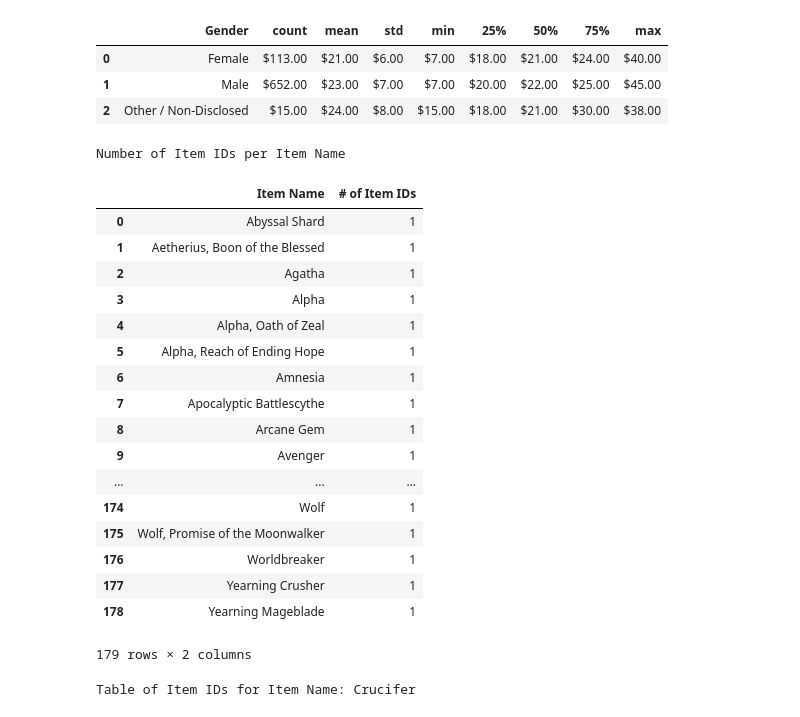
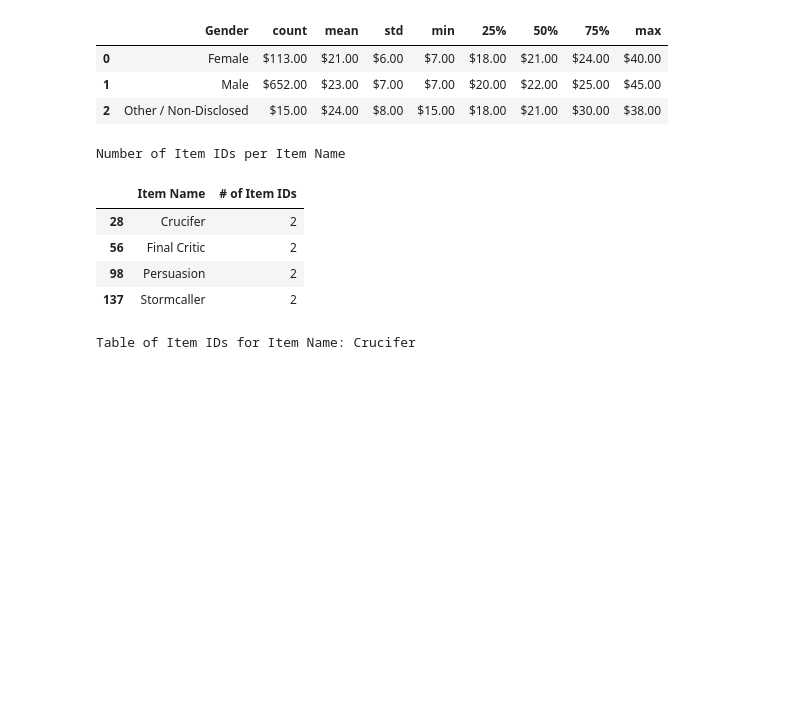
Before and after one commit to JosefinaAureaAmaro/01_Python_Pandas, a Jupyter notebook: Heroes_of_Pymoli.ipynb, the cells around one changed output. Drawn from its saved outputs; the diff is of its cells as text; code cells hidden in the pictures; blank space fills up the shorter version.

Commit message:
found more item names with more than 1 id#

```diff
--- a/Heroes_of_Pymoli.ipynb
+++ b/Heroes_of_Pymoli.ipynb
@@ -105,39 +105,27 @@ df_statsbyGenderAge
 # %%
 #To confirm a unique Item ID per Item Name
 #To highlight value greater than 1
 print("Number of Item IDs per Item Name")
 df_itemsvsitemid= df.groupby('Item Name')['Item ID'].nunique().reset_index(name= "# of Item IDs")
 #df_itemsvsitemid_id= df_itemsvsitemid.subset=['# of Item IDs']
-df_itemsvsitemid
+df_itemsvsitemid_summarized = df_itemsvsitemid.loc[df_itemsvsitemid['# of Item IDs'] > 1]
+df_itemsvsitemid_summarized
 #def color_red_over1(df_itemsvsitemid):
     #color= 'red' if df_itemsvsitemid > 1.0 else 'black'
    # return 'color: %s' % color
 #def highlight_over1(df_itemsvsitemid):
 #    return ['bacground-color: yellow' if df_itemsvsitemid > 1.0 else '']
 
 #df_itemsvsitemid.style.\
   #  applymap(color_red_over1, subset=['# of Item IDs']).\
    # applymap(highlight_over1, subset=['# of Item IDs'])
 # %% [output]
 Number of Item IDs per Item Name
 |  | Item Name | # of Item IDs |
-| 0 | Abyssal Shard | 1 |
-| 1 | Aetherius, Boon of the Blessed | 1 |
-| 2 | Agatha | 1 |
-| 3 | Alpha | 1 |
-| 4 | Alpha, Oath of Zeal | 1 |
-| 5 | Alpha, Reach of Ending Hope | 1 |
-| 6 | Amnesia | 1 |
-| 7 | Apocalyptic Battlescythe | 1 |
-| 8 | Arcane Gem | 1 |
-| 9 | Avenger | 1 |
-| ... | ... | ... |
-| 174 | Wolf | 1 |
-| 175 | Wolf, Promise of the Moonwalker | 1 |
-| 176 | Worldbreaker | 1 |
-| 177 | Yearning Crusher | 1 |
-| 178 | Yearning Mageblade | 1 |
+| 28 | Crucifer | 2 |
+| 56 | Final Critic | 2 |
+| 98 | Persuasion | 2 |
+| 137 | Stormcaller | 2 |
-179 rows × 2 columns
 # %%
 #source[unqiue values per group]:https://stackoverflow.com/questions/41415017/count-unique-values-using-pandas-groupby
 # %%
```
